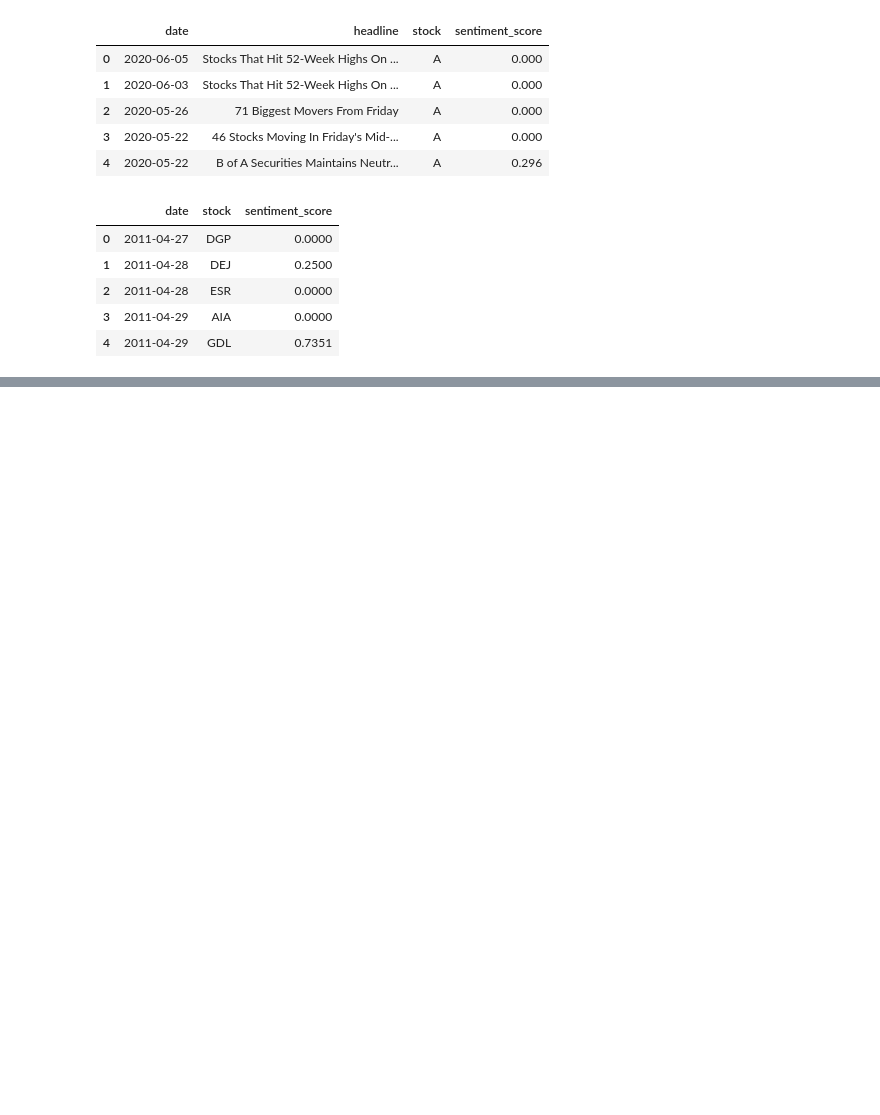
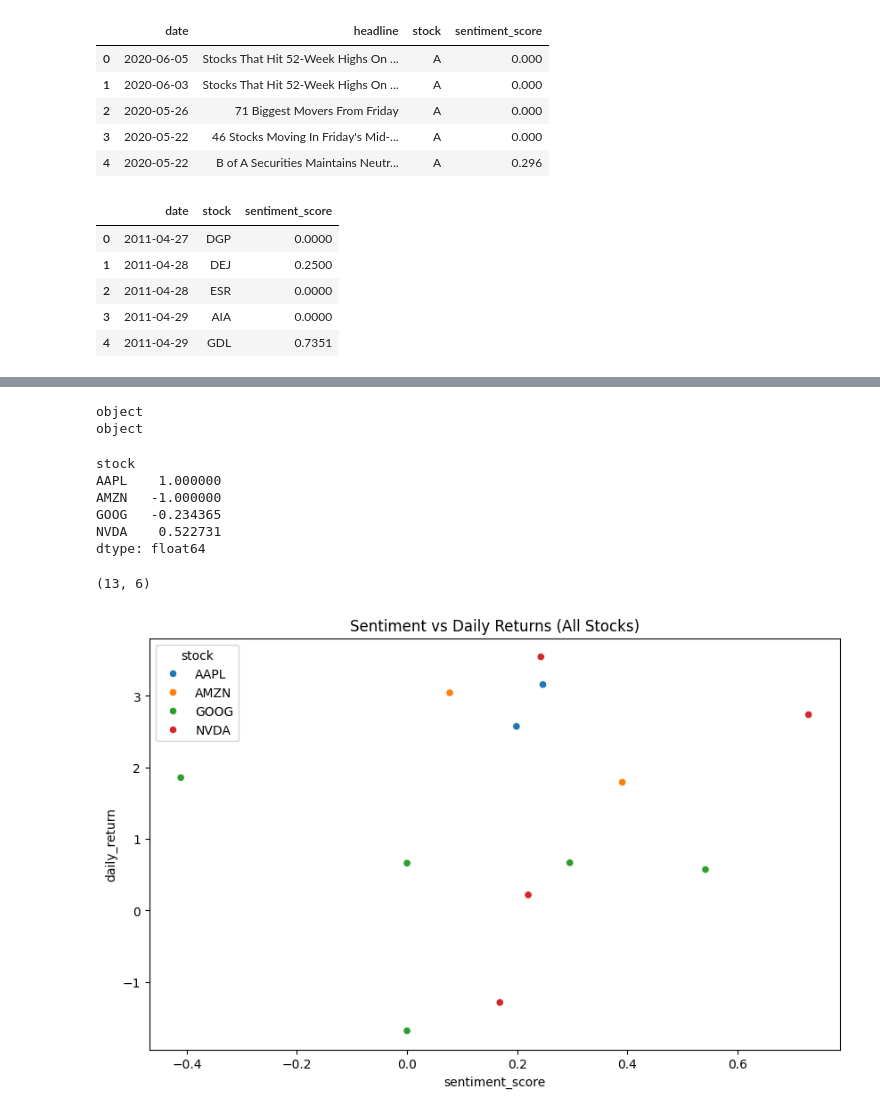
Before and after one commit to Bilen189/nova-financial-analysis-week1, a Jupyter notebook: notebooks/task3_sentiment_analysis.ipynb, the cells around one changed output, grey strips where cells are left out. Drawn from its saved outputs; the diff is of its cells as text; code cells hidden in the pictures; blank space fills up the shorter version.

Commit message:
feat: complete Task 3 correlation analysis across multiple stocks with visualization

```diff
--- a/notebooks/task3_sentiment_analysis.ipynb
+++ b/notebooks/task3_sentiment_analysis.ipynb
@@ -162,3 +162,6 @@ daily_sentiment.head()
 | 2 | 2011-04-28 | ESR | 0.0000 |
 | 3 | 2011-04-29 | AIA | 0.0000 |
 | 4 | 2011-04-29 | GDL | 0.7351 |
+# %%
+stock_df['daily_return'] = stock_df.groupby('stock')['Close'].pct_change() * 100
+stock_df.head()
@@ -164,0 +187,13 @@ daily_sentiment.head()
+# %%
+stock_df['Date'] = pd.to_datetime(stock_df['Date']).dt.date
+daily_sentiment['date'] = pd.to_datetime(daily_sentiment['date']).dt.date
+# %%
+merged = pd.merge(
+    stock_df,
+    daily_sentiment,
+    left_on=['Date', 'stock'],
+    right_on=['date', 'stock'],
+    how='inner'
+)
+
+merged.head()
@@ -164,0 +207,40 @@ daily_sentiment.head()
+# %%
+print(stock_df['Date'].dtype)
+print(daily_sentiment['date'].dtype)
+# %% [output]
+object
+object
+# %%
+correlations = merged.groupby('stock').apply(
+    lambda x: x['sentiment_score'].corr(x['daily_return'])
+)
+
+print(correlations)
+# %% [output]
+stock
+AAPL    1.000000
+AMZN   -1.000000
+GOOG   -0.234365
+NVDA    0.522731
+dtype: float64
+# %%
+print(merged.shape)
+# %% [output]
+(13, 6)
+# %%
+import matplotlib.pyplot as plt
+import seaborn as sns
+
+plt.figure(figsize=(10,6))
+
+sns.scatterplot(
+    data=merged,
+    x='sentiment_score',
+    y='daily_return',
+    hue='stock'
+)
+
+plt.title("Sentiment vs Daily Returns (All Stocks)")
+plt.show()
+# %% [output]
+[figure, added]
```
Also changed, not shown: parts of 5 cells of this notebook.
